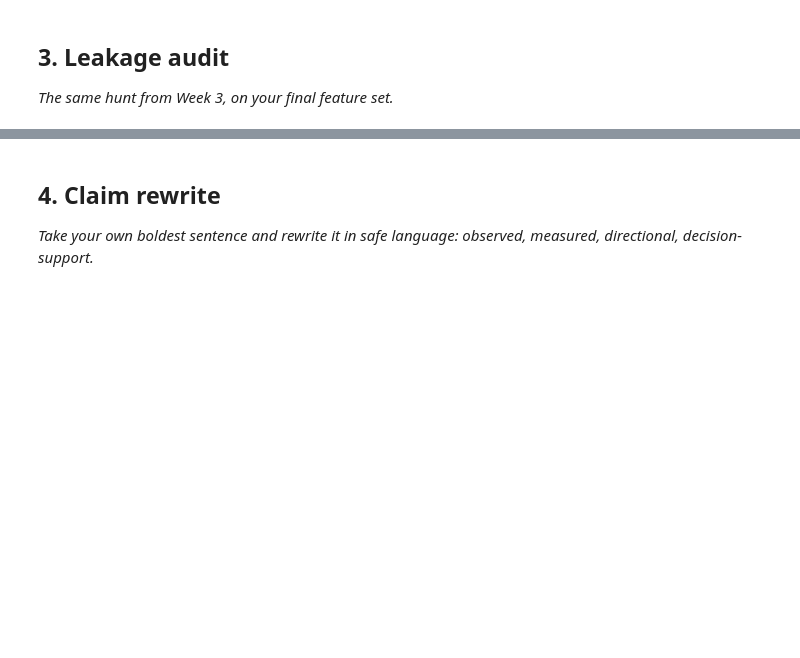
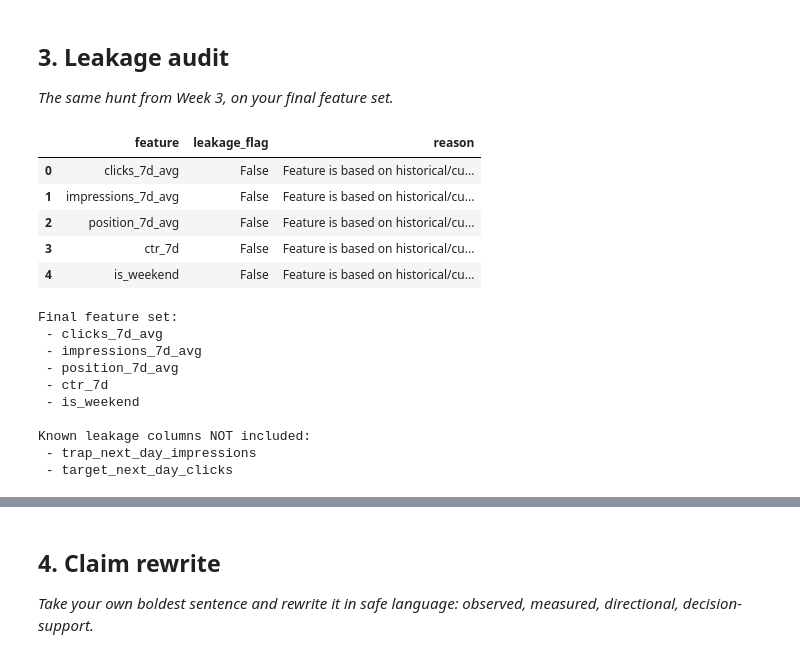
Before and after one commit to srvnkumr27/flyrank-ml-internship, a Jupyter notebook: work/notebooks/w06_validation_audit.ipynb, the cells around one changed output, grey strips where cells are left out. Cells and saved outputs as stored; diff of their text form; code cells hidden in the pictures; blank space fills up the shorter version.

```diff
--- a/work/notebooks/w06_validation_audit.ipynb
+++ b/work/notebooks/w06_validation_audit.ipynb
@@ -18,3 +295,70 @@ This skeleton is yours to fill. Work the sections **in order** — each one has
 ## 3. Leakage audit
 
 *The same hunt from Week 3, on your final feature set.*
+# %%
+# ============================================================
+# 3. LEAKAGE AUDIT
+# ============================================================
+
+FINAL_FEATURES = [
+    "clicks_7d_avg",
+    "impressions_7d_avg",
+    "position_7d_avg",
+    "ctr_7d",
+    "is_weekend"
+]
+
+TARGET = "target_next_day_clicks"
+
+# Known leakage / future-information columns from W03
+KNOWN_LEAKAGE_COLUMNS = [
+    "trap_next_day_impressions",
+    "target_next_day_clicks"
+]
+
+audit_rows = []
+
+for feature in FINAL_FEATURES:
+
+    leakage_flag = False
+    reason = "Feature is based on historical/current information."
+
+    if feature in KNOWN_LEAKAGE_COLUMNS:
+        leakage_flag = True
+        reason = "Feature contains future/target information."
+
+    audit_rows.append({
+        "feature": feature,
+        "leakage_flag": leakage_flag,
+        "reason": reason
+    })
+
+leakage_audit = pd.DataFrame(audit_rows)
+
+display(leakage_audit)
+
+print("\nFinal feature set:")
+for feature in FINAL_FEATURES:
+    print(" -", feature)
+
+print("\nKnown leakage columns NOT included:")
+for feature in KNOWN_LEAKAGE_COLUMNS:
+    if feature not in FINAL_FEATURES:
+        print(" -", feature)
+# %% [output]
+|  | feature | leakage_flag | reason |
+| 0 | clicks_7d_avg | False | Feature is based on historical/cu... |
+| 1 | impressions_7d_avg | False | Feature is based on historical/cu... |
+| 2 | position_7d_avg | False | Feature is based on historical/cu... |
+| 3 | ctr_7d | False | Feature is based on historical/cu... |
+| 4 | is_weekend | False | Feature is based on historical/cu... |
+Final feature set:
+ - clicks_7d_avg
+ - impressions_7d_avg
+ - position_7d_avg
+ - ctr_7d
+ - is_weekend
+
+Known leakage columns NOT included:
+ - trap_next_day_impressions
+ - target_next_day_clicks
```
Also changed, not shown: parts of 12 cells of this notebook.
